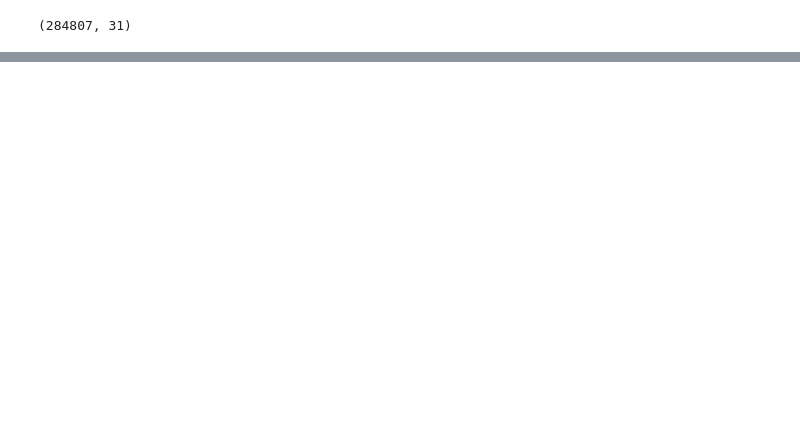
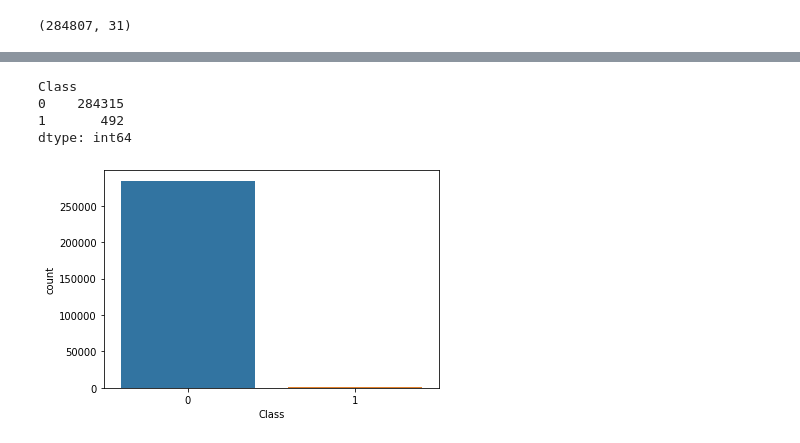
Before and after one commit to alicemaki/creditcardfraud, a Jupyter notebook: Credit Card Fraud Analysis.ipynb, the cells around one changed output, grey strips where cells are left out. Saved outputs shown, nothing was run; the diff lists cells and outputs as text; code cells hidden in the pictures; blank space fills up the shorter version.

```diff
--- a/Credit Card Fraud Analysis.ipynb
+++ b/Credit Card Fraud Analysis.ipynb
@@ -26,0 +68,18 @@ creditcarddata.shape
+# %%
+# scale Amount and Time
+# Using robust scaler as it removes the median and scales the data according to quantile range. Outliers can often influence the sample mean/variance in a negative way, so the median and interquartile range often give better results.
+robust_scaler = RobustScaler()
+
+creditcarddata['scaled_amt'] = robust_scaler.fit_transform(creditcarddata['Amount'].values.reshape(-1,1))
+creditcarddata['scaled_time'] = robust_scaler.fit_transform(creditcarddata['Time'].values.reshape(-1,1))
+
+creditcarddata.drop(['Amount', 'Time'], axis=1, inplace=True)
+# %%
+sns.countplot(x = creditcarddata['Class'], data=creditcarddata)
+creditcarddata.groupby(['Class']).size()
+# %% [output]
+Class
+0    284315
+1       492
+dtype: int64
+[figure, added]
```
Also changed, not shown: parts of 6 cells of this notebook.
